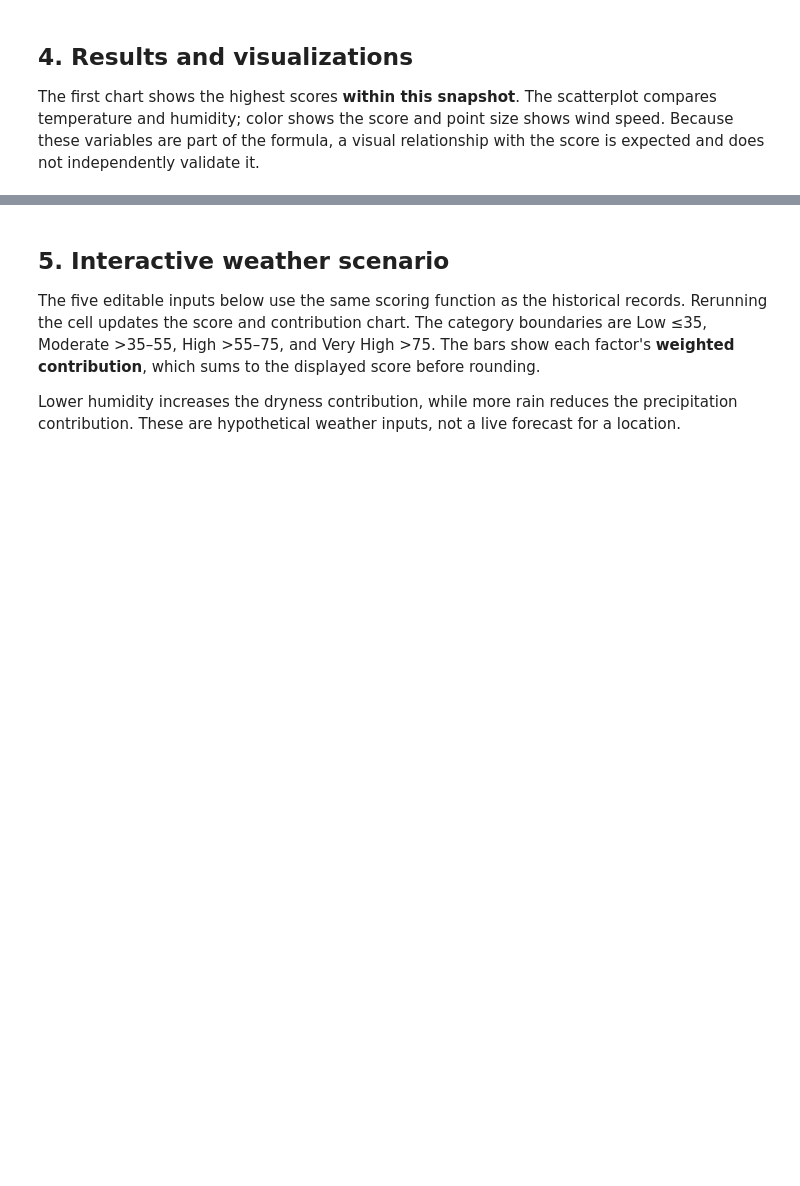
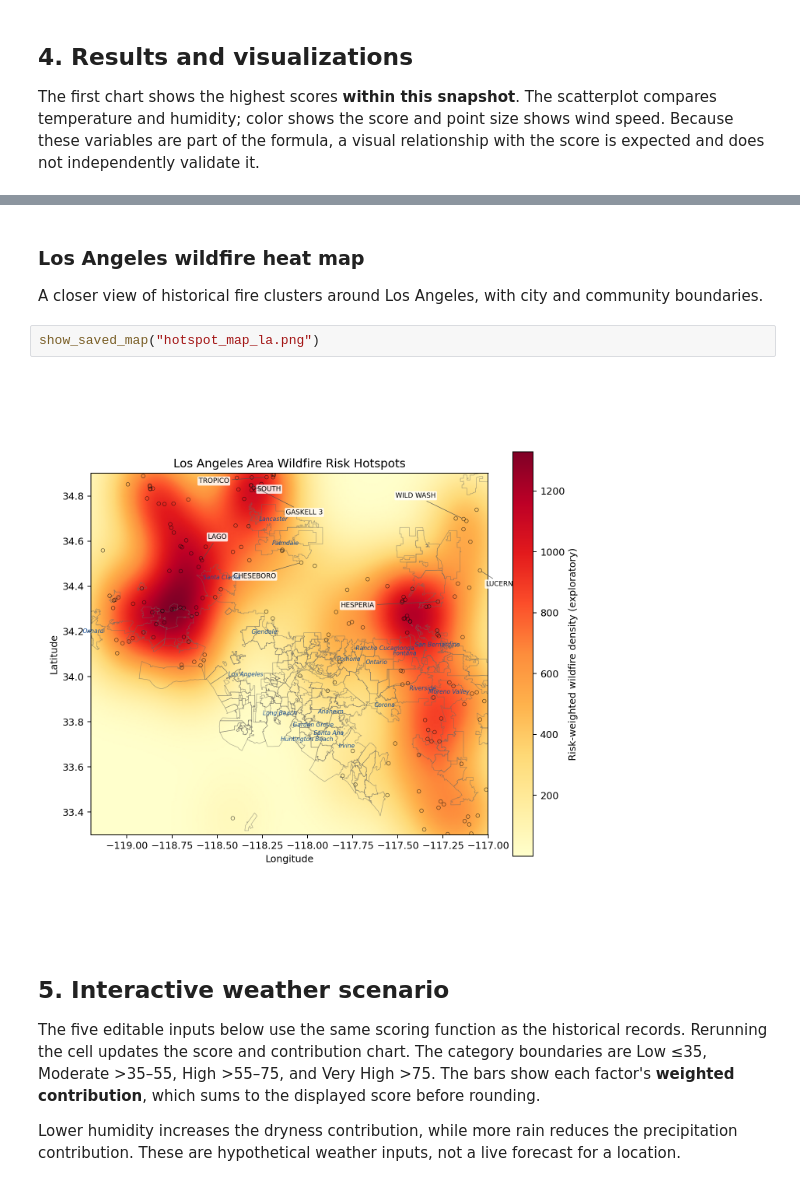
Before and after one commit to AngelCruzGtur/angelcruzgtur.github.io, a Jupyter notebook: notebooks/California_Wildfire_Risk.ipynb, the cells around one changed output, grey strips where cells are left out. Drawn from its saved outputs; the diff is of its cells as text; blank space fills up the shorter version.

```diff
--- a/notebooks/California_Wildfire_Risk.ipynb
+++ b/notebooks/California_Wildfire_Risk.ipynb
@@ -166,3 +215,10 @@ plt.show()
+# %% [markdown]
+### Los Angeles wildfire heat map
+A closer view of historical fire clusters around Los Angeles, with city and community boundaries.
+# %%
+show_saved_map("hotspot_map_la.png")
+# %% [output]
+[figure, added]
 # %% [markdown]
 ## 5. Interactive weather scenario
 The five editable inputs below use the same scoring function as the historical records. Rerunning the cell updates the score and contribution chart. The category boundaries are Low ≤35, Moderate >35–55, High >55–75, and Very High >75. The bars show each factor's **weighted contribution**, which sums to the displayed score before rounding.
```
Also changed, not shown: parts of 7 cells of this notebook, 7 other files.
